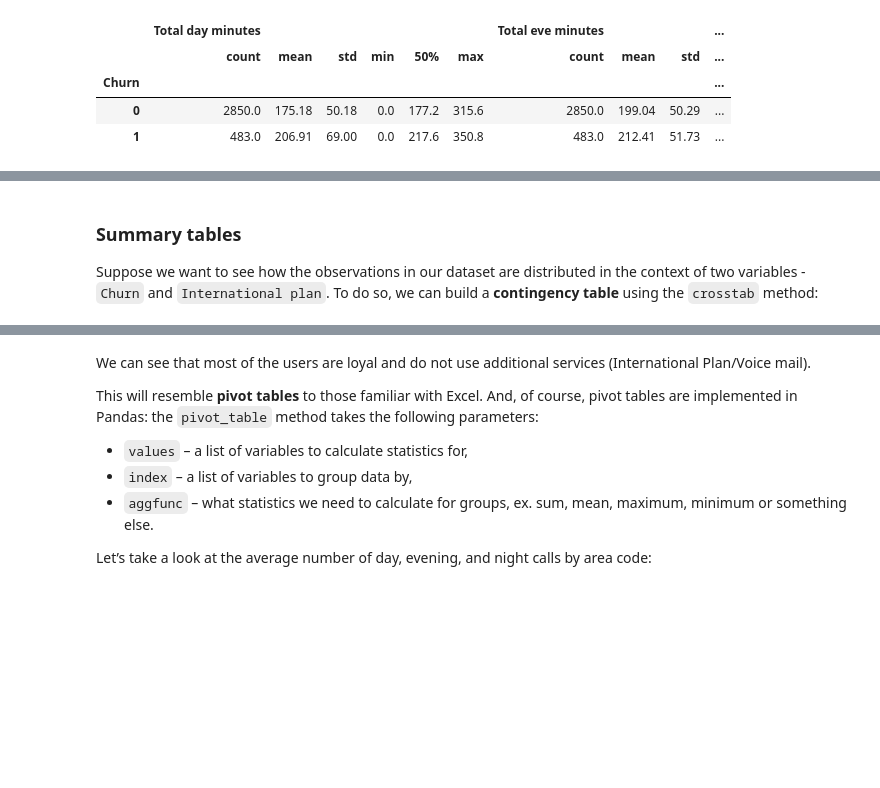
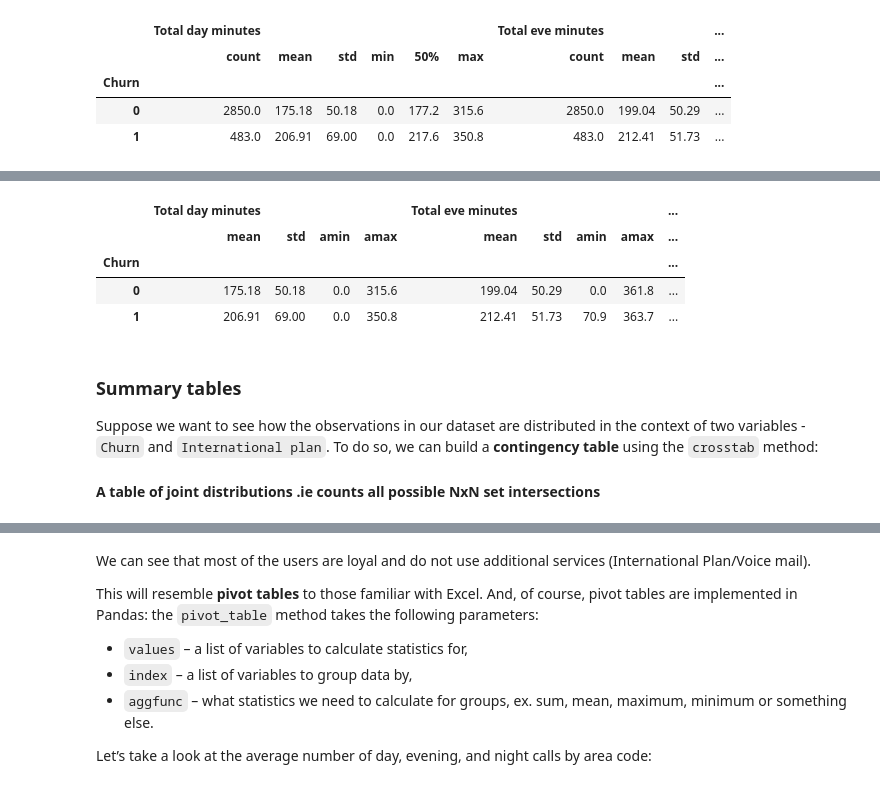
Before and after one commit to jbellogo/Data, a Jupyter notebook: classical-mi/jupyter_english/topic01_pandas_data_analysis/topic1_pandas_data_analysis.ipynb, the cells around one changed output, grey strips where cells are left out. Cells and saved outputs as stored; diff of their text form; code cells hidden in the pictures; blank space fills up the shorter version.

```diff
--- a/classical-mi/jupyter_english/topic01_pandas_data_analysis/topic1_pandas_data_analysis.ipynb
+++ b/classical-mi/jupyter_english/topic01_pandas_data_analysis/topic1_pandas_data_analysis.ipynb
@@ -462,12 +467,18 @@ Let’s do the same thing, but slightly differently by passing a list of functio
 # %%
-columns_to_show = ["Total day minutes", "Total eve minutes", "Total night minutes"]
-
 df.groupby(["Churn"])[columns_to_show].agg([np.mean, np.std, np.min, np.max])
+# %% [output]
+|  | Total day minutes |  |  |  | Total eve minutes |  |  |  | ... |
+|  | mean | std | amin | amax | mean | std | amin | amax | ... |
+| Churn |  |  |  |  |  |  |  |  | ... |
+| 0 | 175.18 | 50.18 | 0.0 | 315.6 | 199.04 | 50.29 | 0.0 | 361.8 | ... |
+| 1 | 206.91 | 69.00 | 0.0 | 350.8 | 212.41 | 51.73 | 70.9 | 363.7 | ... |
 # %% [markdown]
 
 ### Summary tables
 
 Suppose we want to see how the observations in our dataset are distributed in the context of two variables - `Churn` and `International plan`. To do so, we can build a **contingency table** using the `crosstab` method:
+
+#### A table of joint distributions .ie counts all possible NxN set intersections
 # %%
 pd.crosstab(df["Churn"], df["International plan"])
 # %% [output]
```
Also changed, not shown: parts of 12 cells of this notebook.
